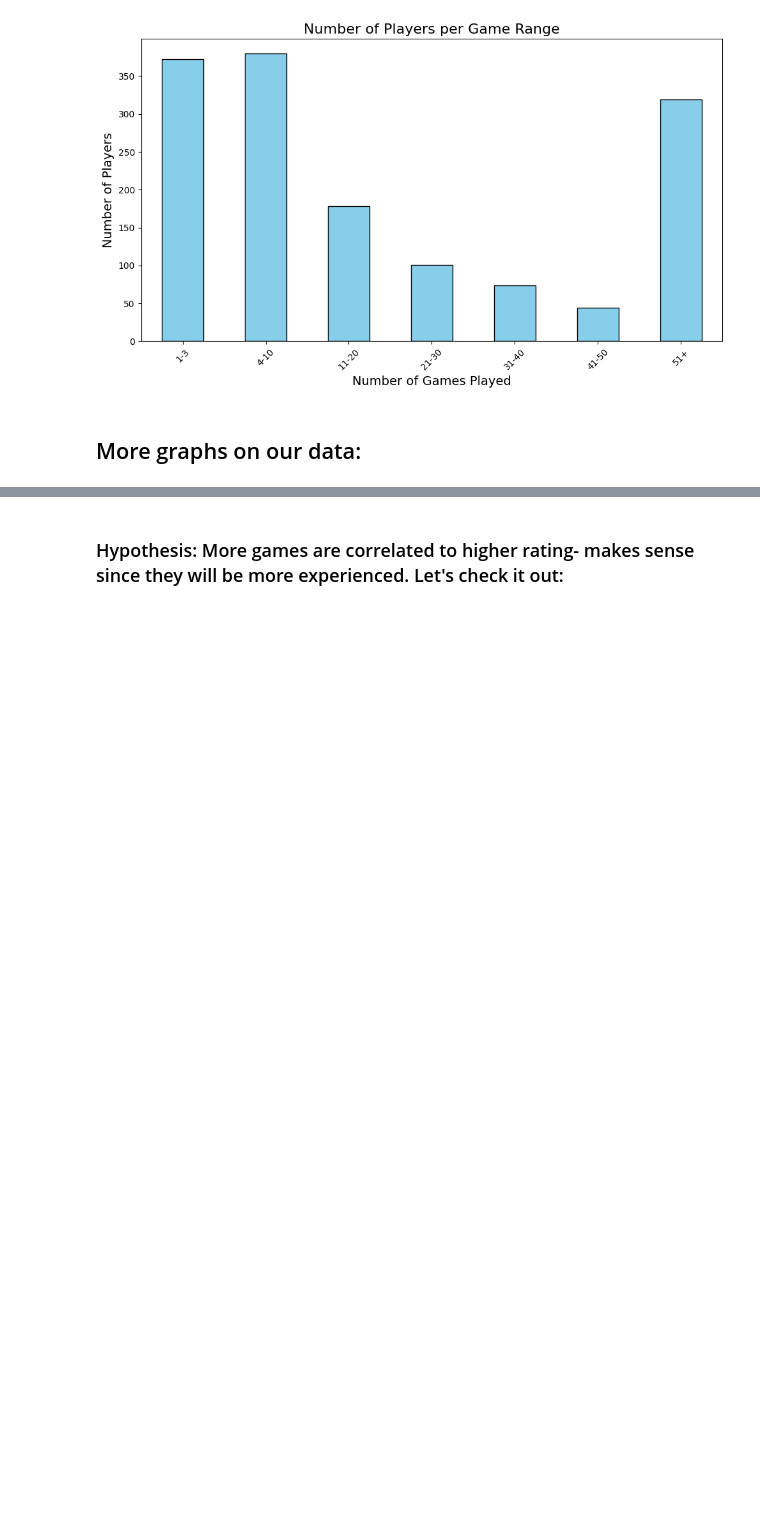
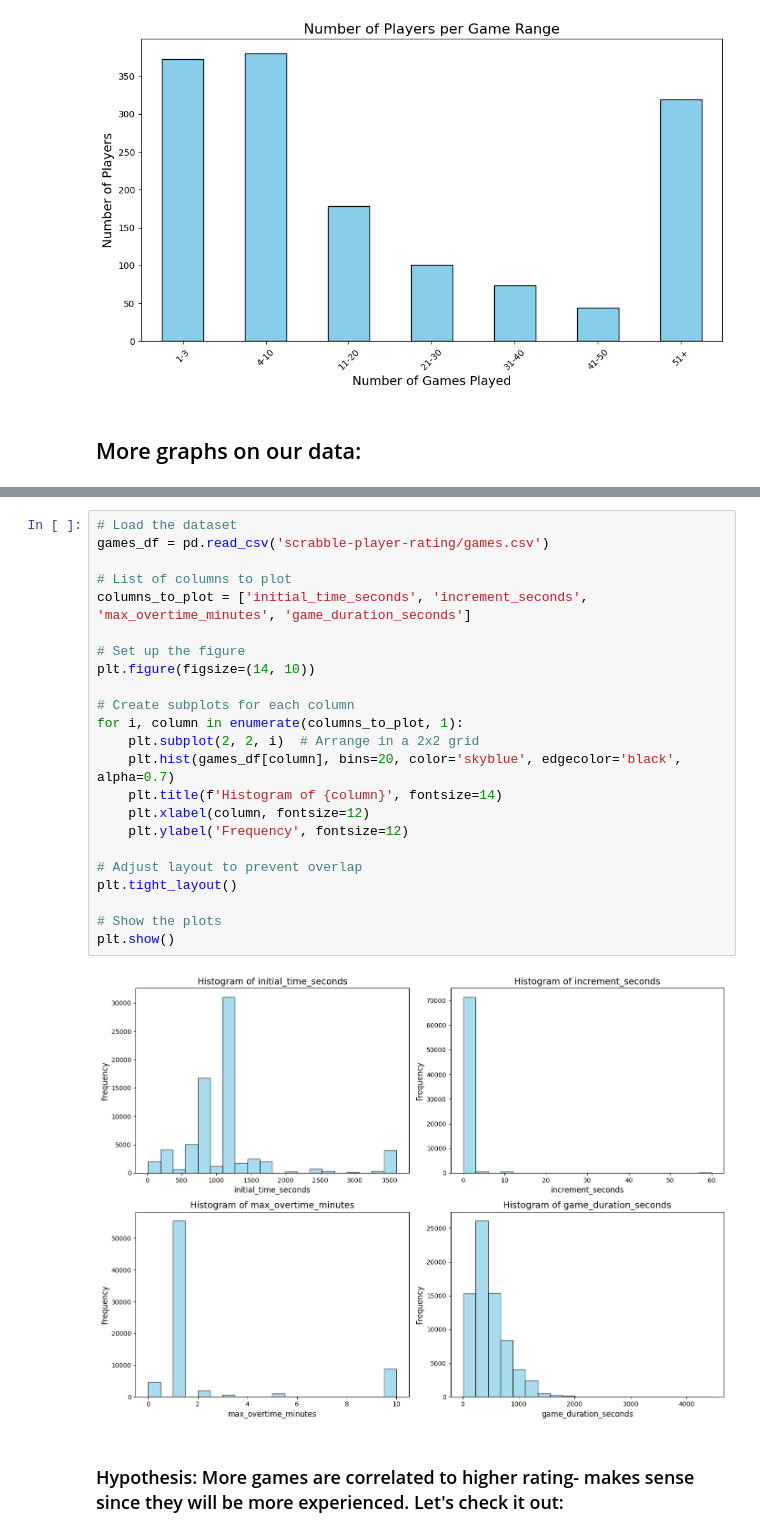
Before and after one commit to AmlMu/ScrabbleExercise, a Jupyter notebook: EDA.ipynb, the cells around one changed output, grey strips where cells are left out. Saved outputs shown, nothing was run; the diff lists cells and outputs as text; blank space fills up the shorter version.

Commit message:
Even more graphs

```diff
--- a/EDA.ipynb
+++ b/EDA.ipynb
@@ -197,3 +195,28 @@ for col_name in col_names_pie:
+# %%
+# Load the dataset
+games_df = pd.read_csv('scrabble-player-rating/games.csv')
+
+# List of columns to plot
+columns_to_plot = ['initial_time_seconds', 'increment_seconds', 'max_overtime_minutes', 'game_duration_seconds']
+
+# Set up the figure
+plt.figure(figsize=(14, 10))
+
+# Create subplots for each column
+for i, column in enumerate(columns_to_plot, 1):
+    plt.subplot(2, 2, i)  # Arrange in a 2x2 grid
+    plt.hist(games_df[column], bins=20, color='skyblue', edgecolor='black', alpha=0.7)
+    plt.title(f'Histogram of {column}', fontsize=14)
+    plt.xlabel(column, fontsize=12)
+    plt.ylabel('Frequency', fontsize=12)
+
+# Adjust layout to prevent overlap
+plt.tight_layout()
+
+# Show the plots
+plt.show()
+# %% [output]
+[figure, added]
 # %% [markdown]
 ### Hypothesis: More games are correlated to higher rating- makes sense since they will be more experienced. Let's check it out:
 # %%
```
Also changed, not shown: parts of 11 cells of this notebook.
